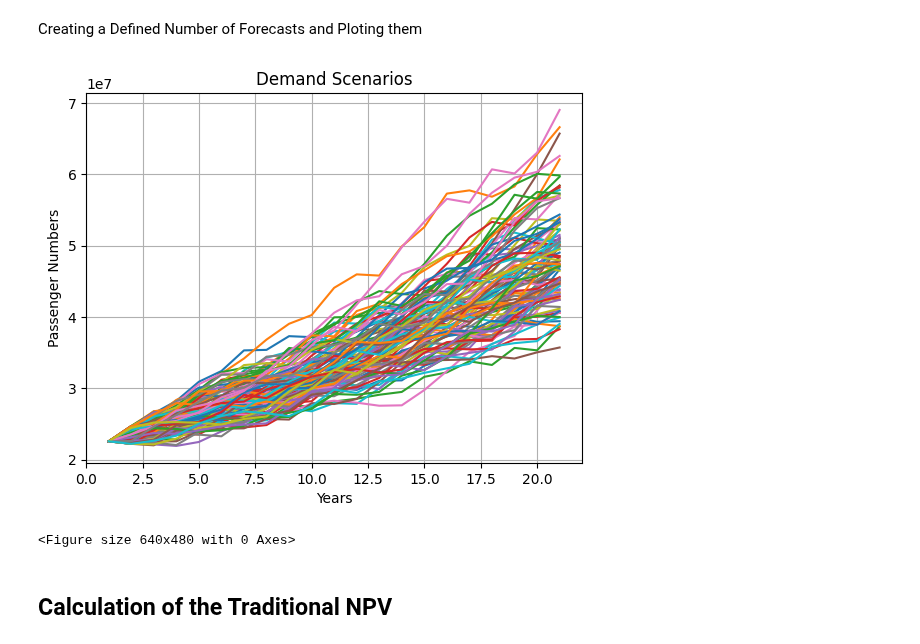
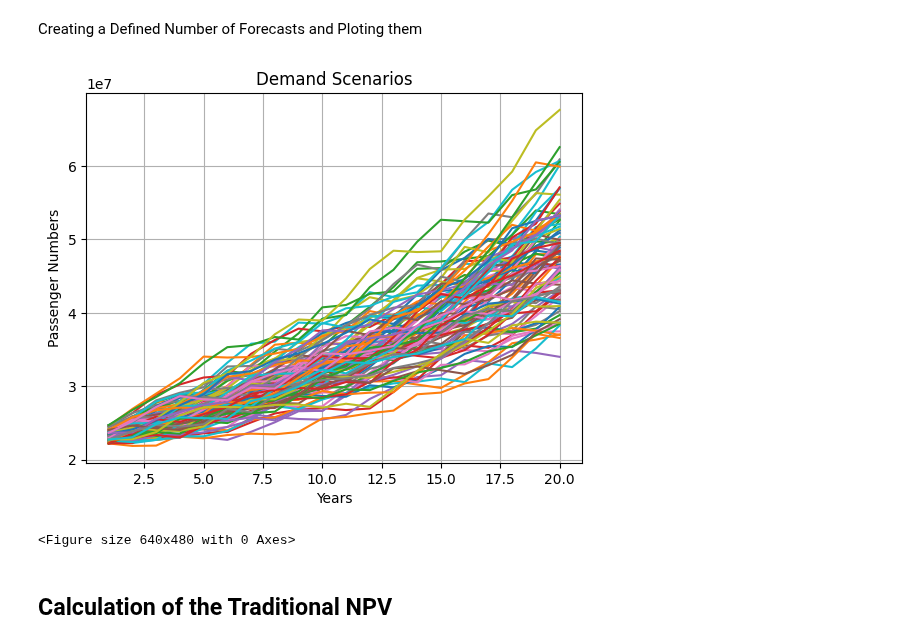
Before and after one commit to Oli767/VT1-Python-Files, a Jupyter notebook: VT1_with_Matrix_Import.ipynb, the cells around one changed output. Drawn from its saved outputs; the diff is of its cells as text; code cells hidden in the pictures.

```diff
--- a/VT1_with_Matrix_Import.ipynb
+++ b/VT1_with_Matrix_Import.ipynb
@@ -46,20 +46,20 @@ Creating a Defined Number of Forecasts and Ploting them
 # %%
 # Demand at t0
 Dt0 = 22561132
 # Steptime [Years]
 dt = 1
 # Time Horizon of Forecasts
-Fth = 21
+Fth = 20
 # Number of Forecasts
 Forecasts = 100
 
 # Callint the Scenario Creation Function
 Scenario = fn.Scenario_creation(mu, sigma, Dt0, dt, Fth, Forecasts)
 
 # Calling the Scenario Plotting Function
 fn.Scenario_plot(Scenario, Fth, "Demand Scenarios")
 # %% [output]
-[figure, old version]
+[figure, new version]
 <Figure size 640x480 with 0 Axes>
 # %% [markdown]
 ## Calculation of the Traditional NPV
```
Also changed, not shown: parts of 23 cells of this notebook, 4 other files.
